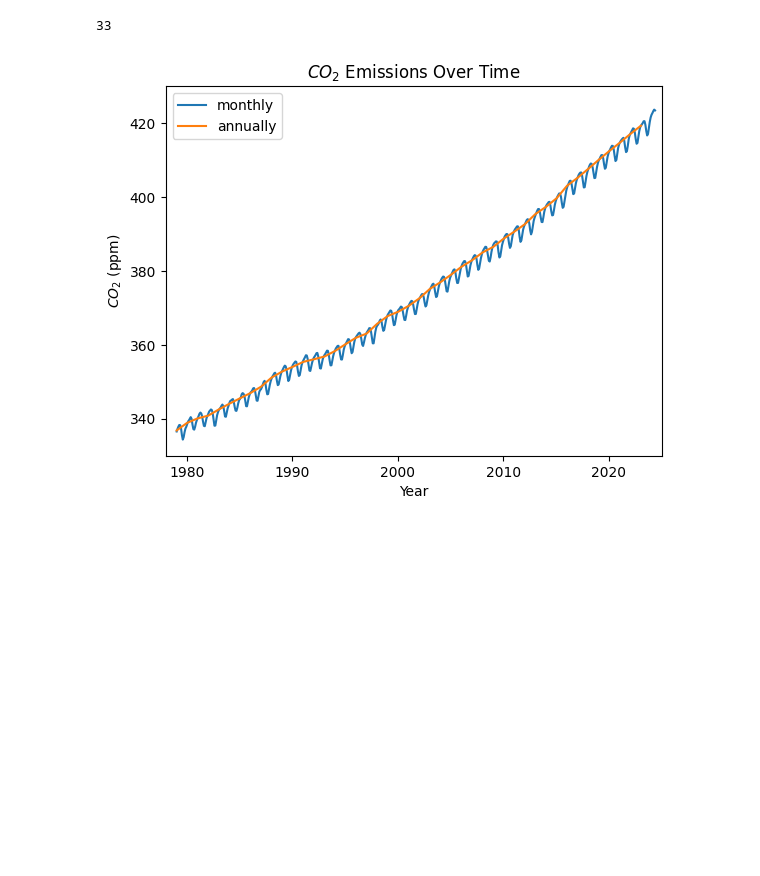
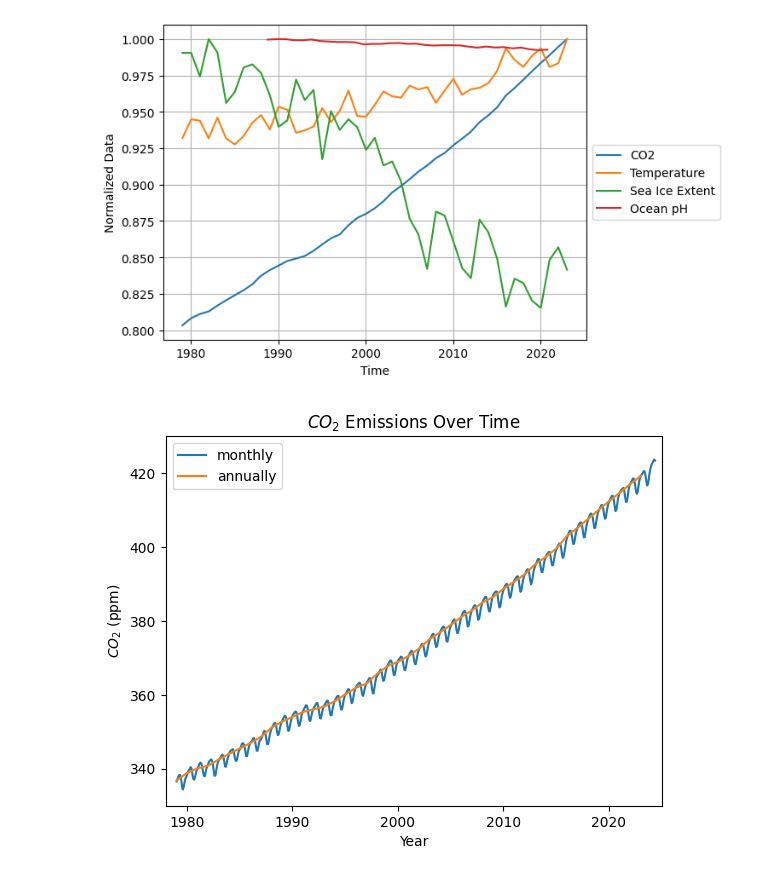
Before and after one commit to alexisj2020/Project, a Jupyter notebook: GeneralData.ipynb, the cells around one changed output. Saved outputs shown, nothing was run; the diff lists cells and outputs as text; code cells hidden in the pictures; blank space fills up the shorter version.

```diff
--- a/GeneralData.ipynb
+++ b/GeneralData.ipynb
@@ -80,9 +80,36 @@ ph_year = [sum(ph_int[i:i+12])/n for i in range(0,len(ph_int),12)]
 year = year[:-1]
 ph_y = ph_year[:-1]
 # %%
-len(year)
+times_np = np.array(times_y)
+time_int_np = np.array(time_int)
+co2_np = np.array(co2s_y)
+temp_np = np.array(temps_y)
+sea_ice_ext_np = np.array(sea_ice_exts_y)
+ph_np = np.array(ph_y)
+
+co2_max = max(co2_np)
+co2n_np = (co2_np)/co2_max
+
+temp_max = max(temp_np)
+tempn_np = (temp_np)/temp_max
+
+ice_max = max(sea_ice_ext_np)
+icen_np = (sea_ice_ext_np)/ice_max
+
+ph_max = max(ph_np)
+phn_np = (ph_np)/ph_max
-# %% [output]
-33
+# %%
+plt.plot(times_y,co2n_np,label = 'CO2')
+plt.plot(times_y,tempn_np, label='Temperature')
+plt.plot(times_y,icen_np, label ='Sea Ice Extent')
+plt.plot(year,phn_np, label = 'Ocean pH')
+plt.grid()
+plt.xlabel('Time')
+plt.ylabel('Normalized Data')
+plt.legend(loc='center left', bbox_to_anchor=(1, 0.5))
+plt.savefig('images/AllTogether.pdf', dpi=300, bbox_inches='tight')
+# %% [output]
+[figure, added]
 # %%
 #plot the co2 emissions against time
 plt.plot(times,co2s, label="monthly")
```
Also changed, not shown: 1 other file.
